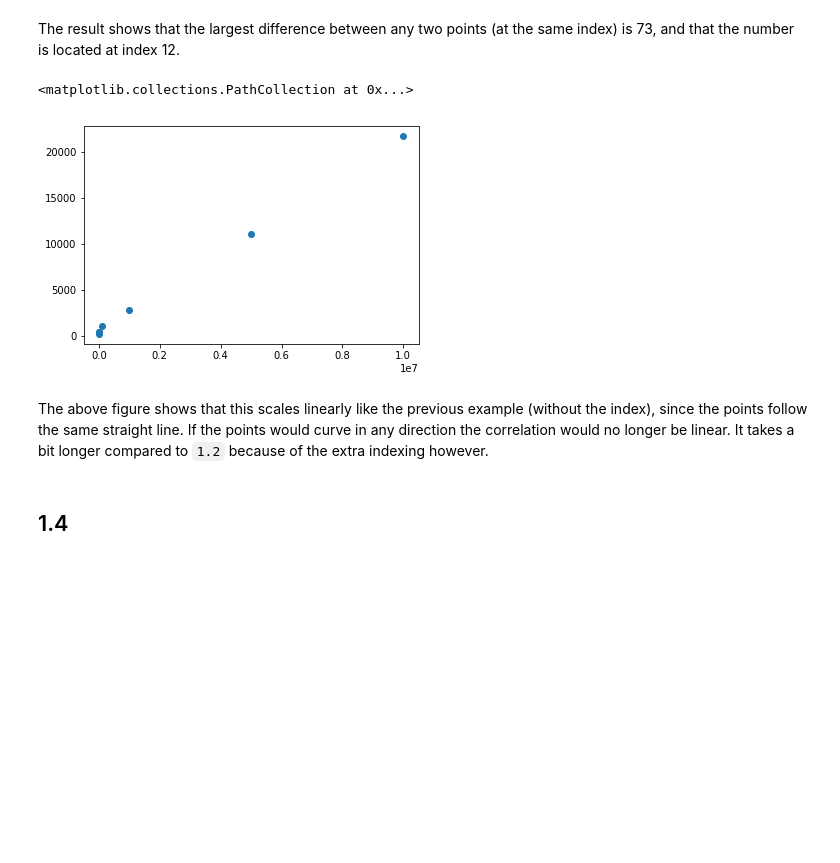
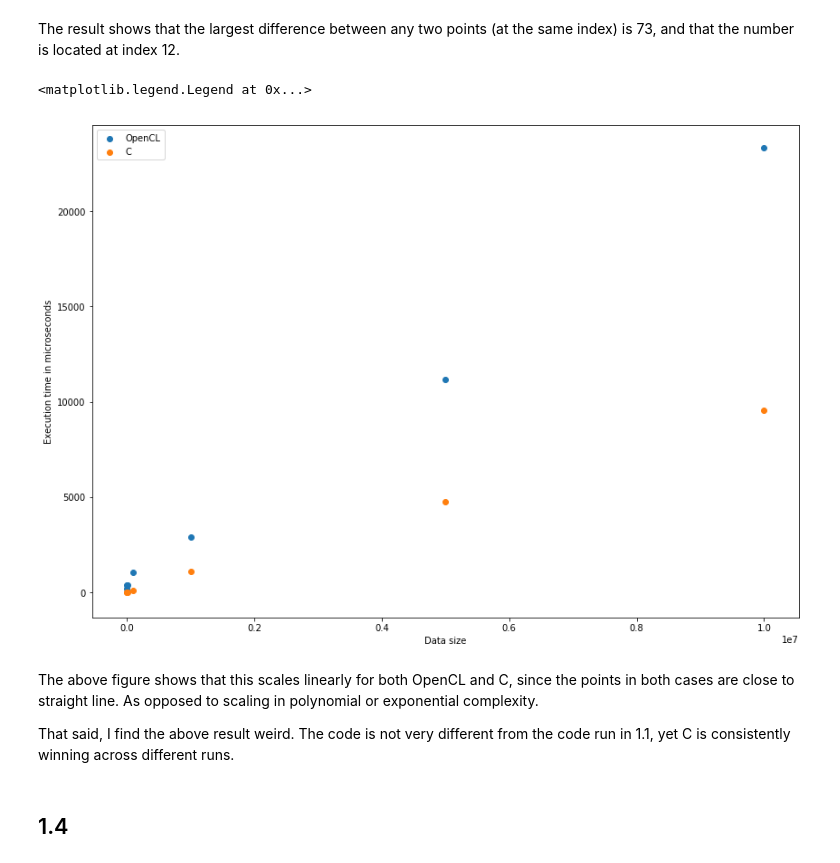
Before and after one commit to Jegp/pfp-assignment1, a Jupyter notebook: report.ipynb, the cells around one changed output. Drawn from its saved outputs; the diff is of its cells as text; code cells hidden in the pictures; blank space fills up the shorter version.

```diff
--- a/report.ipynb
+++ b/report.ipynb
@@ -47,15 +63,29 @@ This code was run an an Asus X550V laptop, with a GeForce GTX 950M graphics card
 # %% [markdown]
 The result shows that the largest difference between any two points (at the same index) is 73, and that the number is located at index 12.
 # %%
-out_1_3 = !for s in 100 1000 10000 100000 1000000 5000000 10000000; do echo $s && ./assignment1.3 -t /dev/stderr > /dev/null < "$s.dat"; done
+# Compile and process data for C
+!futhark-c assignment1.3.fut
+out_1_3_c = !for s in 100 1000 10000 100000 1000000 5000000 10000000; do echo $s && ./assignment1.3 -t /dev/stderr > /dev/null < "$s.dat"; done
+(c_1_3_sizes, c_1_3_times) = parse_output(out_1_3_c)
-# %%
-sizes, times = parse_output(out_1_3)
-plt.scatter(x = sizes, y = times)
-# %% [output]
-<matplotlib.collections.PathCollection at 0x...>
-[figure, removed]
-# %% [markdown]
-The above figure shows that this scales linearly like the previous example (without the index), since the points follow the same straight line. If the points would curve in any direction the correlation would no longer be linear. It takes a bit longer compared to `1.2` because of the extra indexing however.
+# %%
+# Compile and process data for OpenCL
+!futhark-opencl assignment1.3.fut
+out_1_3_o = !for s in 100 1000 10000 100000 1000000 5000000 10000000; do echo $s && ./assignment1.3 -t /dev/stderr > /dev/null < "$s.dat"; done
+(o_1_3_sizes, o_1_3_times) = parse_output(out_1_3_o)
+# %%
+plt.figure(figsize=(14,10))
+plt.scatter(x = o_1_3_sizes, y = o_1_3_times)
+plt.scatter(x = c_1_3_sizes, y = c_1_3_times)
+plt.xlabel("Data size")
+plt.ylabel("Execution time in microseconds")
+plt.legend(["OpenCL", "C"])
+# %% [output]
+<matplotlib.legend.Legend at 0x...>
+[figure, added]
+# %% [markdown]
+The above figure shows that this scales linearly for both OpenCL and C, since the points in both cases are close to straight line. As opposed to scaling in polynomial or exponential complexity.
+
+That said, I find the above result weird. The code is not very different from the code run in 1.1, yet C is consistently winning across different runs.
 # %% [markdown]
 ## 1.4
 # %% [markdown]
```
Also changed, not shown: parts of 30 cells of this notebook, 6 other files.
